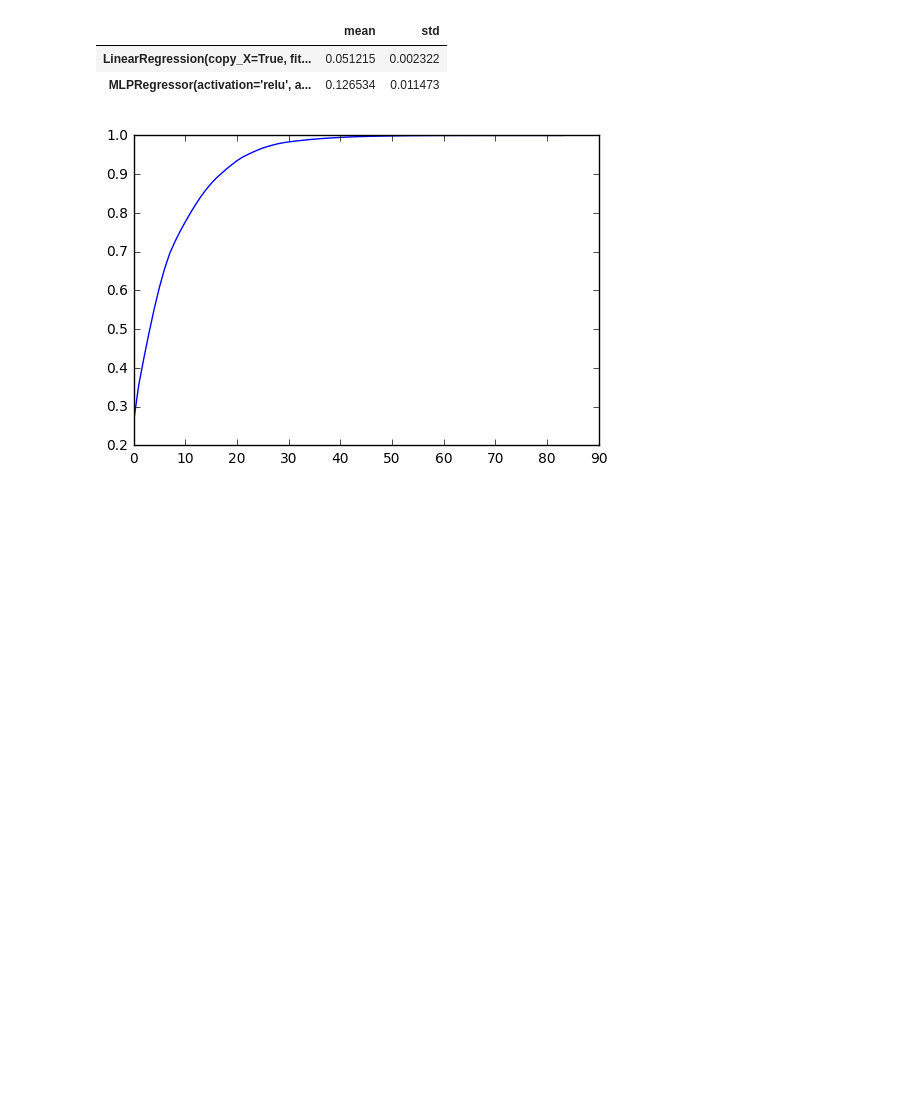
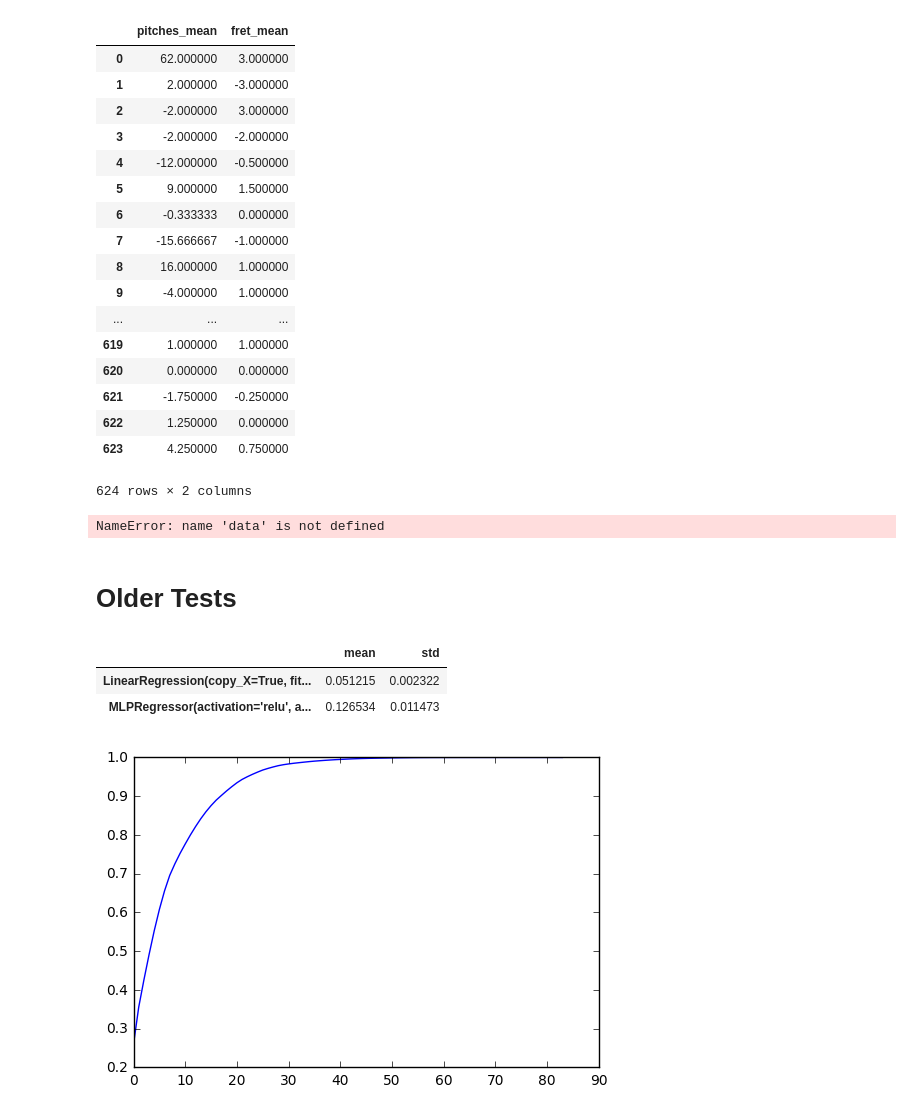
Before and after one commit to eliasmistler/tabgen, a Jupyter notebook: ML experiments.ipynb, the cells around one changed output. Drawn from its saved outputs; the diff is of its cells as text; code cells hidden in the pictures; blank space fills up the shorter version.

```diff
--- a/ML experiments.ipynb
+++ b/ML experiments.ipynb
@@ -41,0 +23,22 @@ Y = 1/np.log(Y+2)
+# %%
+data_one = pd.read_csv('./data/training_features/1229701 - Passenger - Let Her Go (guitar pro).gp5.mscx.csv')
+data_one[['pitches_mean', 'fret_mean']]
+# %% [output]
+|  | pitches_mean | fret_mean |
+| 0 | 62.000000 | 3.000000 |
+| 1 | 2.000000 | -3.000000 |
+| 2 | -2.000000 | 3.000000 |
+| 3 | -2.000000 | -2.000000 |
+| 4 | -12.000000 | -0.500000 |
+| 5 | 9.000000 | 1.500000 |
+| 6 | -0.333333 | 0.000000 |
+| 7 | -15.666667 | -1.000000 |
+| 8 | 16.000000 | 1.000000 |
+| 9 | -4.000000 | 1.000000 |
+| ... | ... | ... |
+| 619 | 1.000000 | 1.000000 |
+| 620 | 0.000000 | 0.000000 |
+| 621 | -1.750000 | -0.250000 |
+| 622 | 1.250000 | 0.000000 |
+| 623 | 4.250000 | 0.750000 |
+624 rows × 2 columns
@@ -42,3 +49,11 @@ Y = 1/np.log(Y+2)
+# %%
+data['likelihood'] = data['probs_1'] * data['probs_2']
+data['log_likelhihood'] = -np.log(data['likelihood'])
+data.sample(5)
+# %% [output]
+NameError: name 'data' is not defined
+# %% [markdown]
+# Older Tests
 # %%
 def evaluate_models(X,Y):
     from sklearn.model_selection import KFold
```
Also changed, not shown: parts of 20 cells of this notebook, 10 other files.
